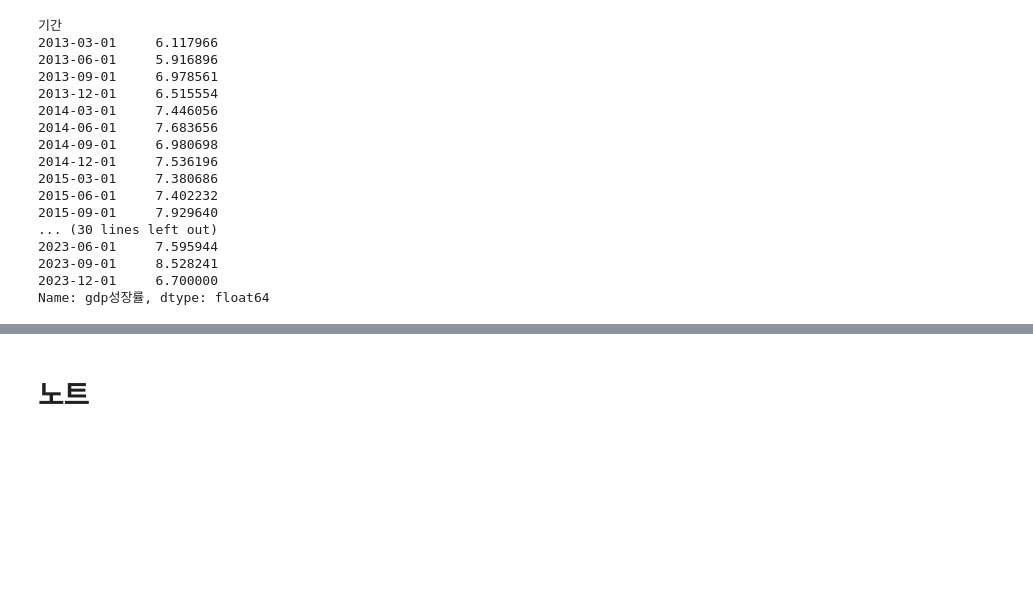
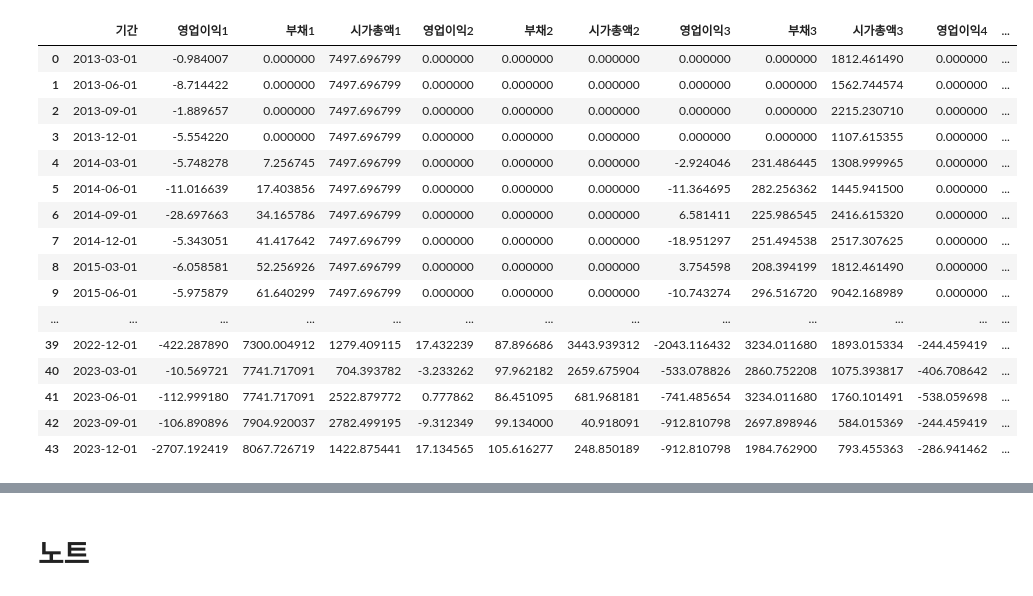
Before and after one commit to caxios/-, a Jupyter notebook: 금리_분석예시.ipynb, the cells around one changed output, grey strips where cells are left out. Saved outputs shown, nothing was run; the diff lists cells and outputs as text; code cells hidden in the pictures; blank space fills up the shorter version.

```diff
--- a/금리_분석예시.ipynb
+++ b/금리_분석예시.ipynb
@@ -154,34 +117,35 @@ def cal_credit_risk_norm(r, data_dict, company_lst, var_name_lst_no_date):
 # %%
 # 기본 변수들
-manu_india = pd.read_excel("/content/인도_제조.xlsx") # make_dict의 매개변수로 쓰일 변수. 바꿔줘야 한다.
+manu_india = pd.read_excel("/content/미국_소매.xlsx") # make_dict의 매개변수로 쓰일 변수. 바꿔줘야 한다.
 gdp_india = manu_india['gdp성장률']
 gdp_india.index = manu_india['기간']
 company_lst = ['company1', 'company2', 'company3', 'company4']
 var_name_lst_no_date = [
     ['영업이익1', '부채1', '시가총액1'],
     ['영업이익2', '부채2', '시가총액2'],
     ['영업이익3', '부채3', '시가총액3'],
     ['영업이익4', '부채4', '시가총액4']
 ]
-gdp_india
+# gdp_india
+manu_india
 # %% [output]
-기간
-2013-03-01     6.117966
-2013-06-01     5.916896
-2013-09-01     6.978561
-2013-12-01     6.515554
-2014-03-01     7.446056
-2014-06-01     7.683656
-2014-09-01     6.980698
-2014-12-01     7.536196
-2015-03-01     7.380686
-2015-06-01     7.402232
-2015-09-01     7.929640
-... (30 lines left out)
-2023-06-01     7.595944
-2023-09-01     8.528241
-2023-12-01     6.700000
-Name: gdp성장률, dtype: float64
+|  | 기간 | 영업이익1 | 부채1 | 시가총액1 | 영업이익2 | 부채2 | 시가총액2 | 영업이익3 | 부채3 | 시가총액3 | 영업이익4 | ... |
+| 0 | 2013-03-01 | -0.984007 | 0.000000 | 7497.696799 | 0.000000 | 0.000000 | 0.000000 | 0.000000 | 0.000000 | 1812.461490 | 0.000000 | ... |
+| 1 | 2013-06-01 | -8.714422 | 0.000000 | 7497.696799 | 0.000000 | 0.000000 | 0.000000 | 0.000000 | 0.000000 | 1562.744574 | 0.000000 | ... |
+| 2 | 2013-09-01 | -1.889657 | 0.000000 | 7497.696799 | 0.000000 | 0.000000 | 0.000000 | 0.000000 | 0.000000 | 2215.230710 | 0.000000 | ... |
+| 3 | 2013-12-01 | -5.554220 | 0.000000 | 7497.696799 | 0.000000 | 0.000000 | 0.000000 | 0.000000 | 0.000000 | 1107.615355 | 0.000000 | ... |
+| 4 | 2014-03-01 | -5.748278 | 7.256745 | 7497.696799 | 0.000000 | 0.000000 | 0.000000 | -2.924046 | 231.486445 | 1308.999965 | 0.000000 | ... |
+| 5 | 2014-06-01 | -11.016639 | 17.403856 | 7497.696799 | 0.000000 | 0.000000 | 0.000000 | -11.364695 | 282.256362 | 1445.941500 | 0.000000 | ... |
+| 6 | 2014-09-01 | -28.697663 | 34.165786 | 7497.696799 | 0.000000 | 0.000000 | 0.000000 | 6.581411 | 225.986545 | 2416.615320 | 0.000000 | ... |
+| 7 | 2014-12-01 | -5.343051 | 41.417642 | 7497.696799 | 0.000000 | 0.000000 | 0.000000 | -18.951297 | 251.494538 | 2517.307625 | 0.000000 | ... |
+| 8 | 2015-03-01 | -6.058581 | 52.256926 | 7497.696799 | 0.000000 | 0.000000 | 0.000000 | 3.754598 | 208.394199 | 1812.461490 | 0.000000 | ... |
+| 9 | 2015-06-01 | -5.975879 | 61.640299 | 7497.696799 | 0.000000 | 0.000000 | 0.000000 | -10.743274 | 296.516720 | 9042.168989 | 0.000000 | ... |
+| ... | ... | ... | ... | ... | ... | ... | ... | ... | ... | ... | ... | ... |
+| 39 | 2022-12-01 | -422.287890 | 7300.004912 | 1279.409115 | 17.432239 | 87.896686 | 3443.939312 | -2043.116432 | 3234.011680 | 1893.015334 | -244.459419 | ... |
+| 40 | 2023-03-01 | -10.569721 | 7741.717091 | 704.393782 | -3.233262 | 97.962182 | 2659.675904 | -533.078826 | 2860.752208 | 1075.393817 | -406.708642 | ... |
+| 41 | 2023-06-01 | -112.999180 | 7741.717091 | 2522.879772 | 0.777862 | 86.451095 | 681.968181 | -741.485654 | 3234.011680 | 1760.101491 | -538.059698 | ... |
+| 42 | 2023-09-01 | -106.890896 | 7904.920037 | 2782.499195 | -9.312349 | 99.134000 | 40.918091 | -912.810798 | 2697.898946 | 584.015369 | -244.459419 | ... |
+| 43 | 2023-12-01 | -2707.192419 | 8067.726719 | 1422.875441 | 17.134565 | 105.616277 | 248.850189 | -912.810798 | 1984.762900 | 793.455363 | -286.941462 | ... |
 # %%
 R = 0.041
 data_dict = make_dict(manu_india, company_lst)
```
Also changed, not shown: parts of 15 cells of this notebook.
